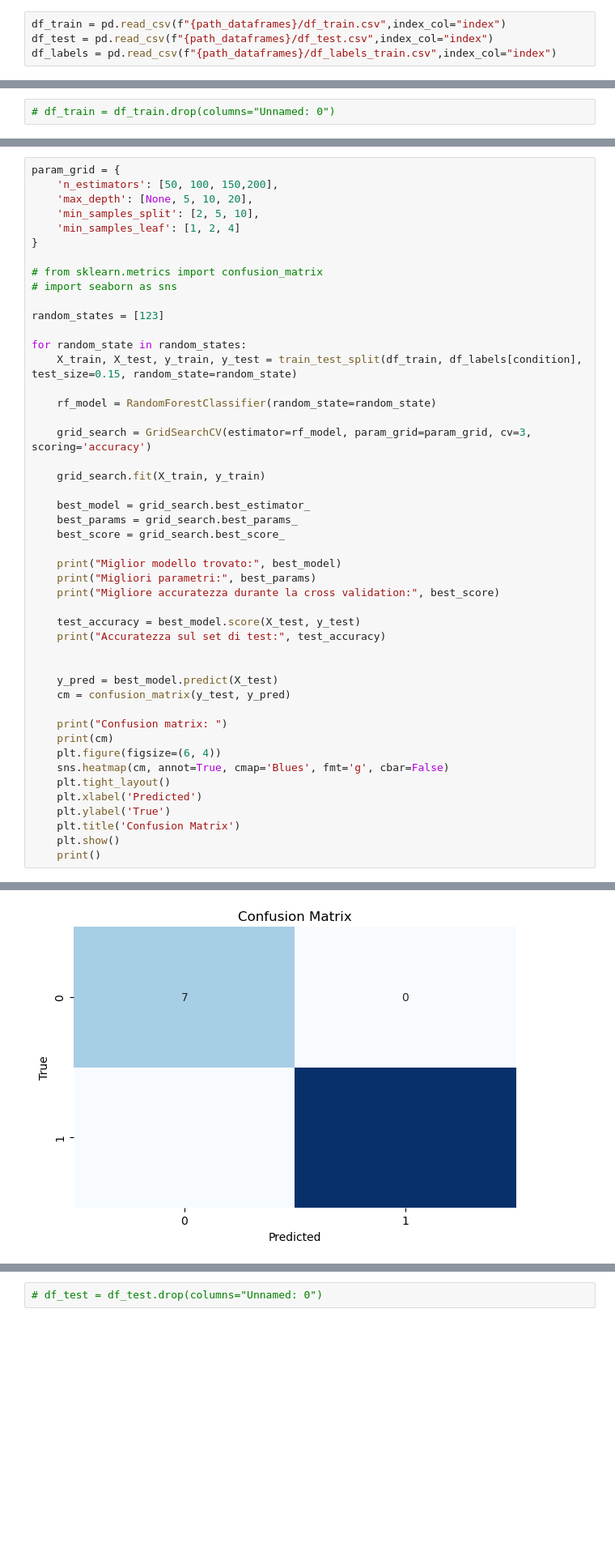
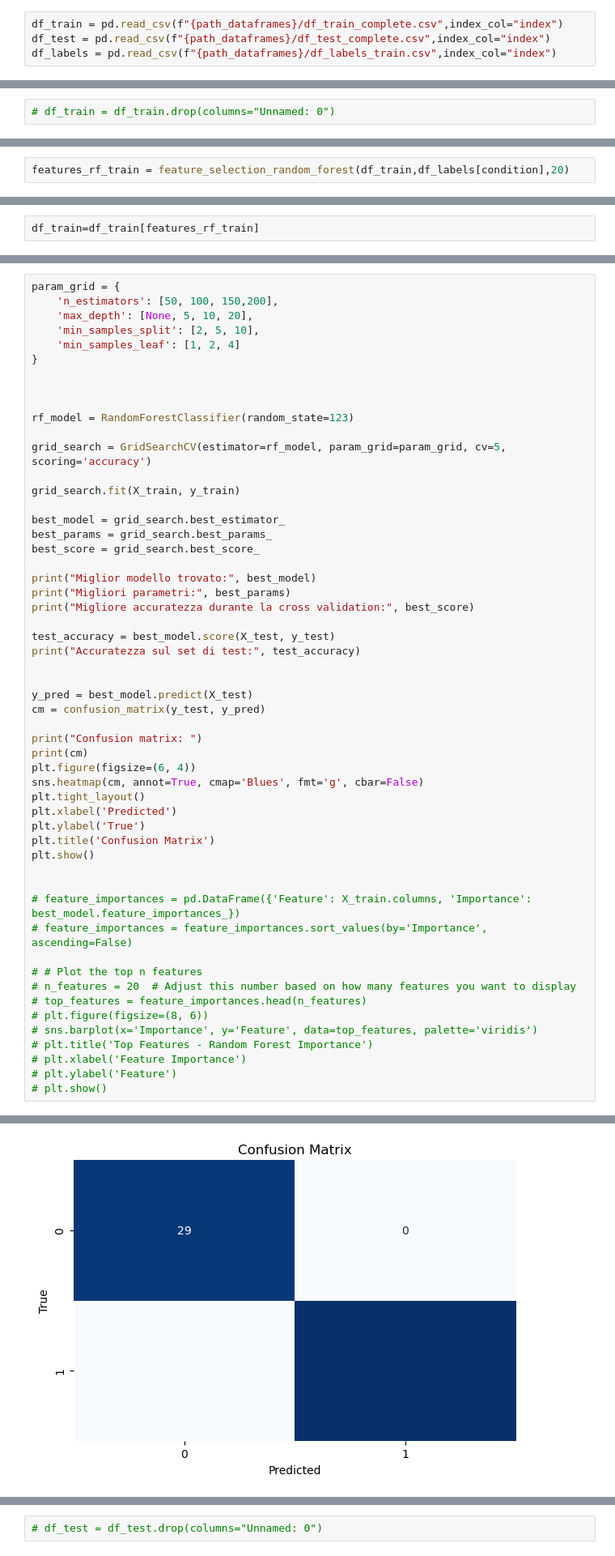
Before and after one commit to alexxdediu/Data-Challenge-PHM-Asia-Pacific-2023, a Jupyter notebook: models/model_rf_task_1.ipynb, the cells around one changed output, grey strips where cells are left out. Shown: that part at 81% size. Saved outputs shown, nothing was run; the diff lists cells and outputs as text; blank space fills up the shorter version.

```diff
--- a/models/model_rf_task_1.ipynb
+++ b/models/model_rf_task_1.ipynb
@@ -38,8 +38,8 @@ from sklearn.model_selection import cross_val_score
 path_dataframes="/Users/alexdediu/git-projects/Data-Challenge-PHM-Asia-Pacific-2023/dataframes"
 condition = "binary_condition"
 # %%
-df_train = pd.read_csv(f"{path_dataframes}/df_train.csv",index_col="index")
-df_test = pd.read_csv(f"{path_dataframes}/df_test.csv",index_col="index")
+df_train = pd.read_csv(f"{path_dataframes}/df_train_complete.csv",index_col="index")
+df_test = pd.read_csv(f"{path_dataframes}/df_test_complete.csv",index_col="index")
 df_labels = pd.read_csv(f"{path_dataframes}/df_labels_train.csv",index_col="index")
 # %%
 df_train.head()
@@ -121,0 +174,2 @@ Name: binary_condition, Length: 177, dtype: int64
+# %%
+features_rf_train = feature_selection_random_forest(df_train,df_labels[condition],20)
@@ -122 +178,3 @@ Name: binary_condition, Length: 177, dtype: int64
+# %%
+df_train=df_train[features_rf_train]
 # %%
@@ -139,45 +197,52 @@ param_grid = {
     'min_samples_leaf': [1, 2, 4]
 }
 
-# from sklearn.metrics import confusion_matrix
-# import seaborn as sns
-
-random_states = [123]
-
-for random_state in random_states:
-    X_train, X_test, y_train, y_test = train_test_split(df_train, df_labels[condition], test_size=0.15, random_state=random_state)
-
-    rf_model = RandomForestClassifier(random_state=random_state)
-
-    grid_search = GridSearchCV(estimator=rf_model, param_grid=param_grid, cv=3, scoring='accuracy')
-
-    grid_search.fit(X_train, y_train)
-
-    best_model = grid_search.best_estimator_
-    best_params = grid_search.best_params_
-    best_score = grid_search.best_score_
-
-    print("Miglior modello trovato:", best_model)
-    print("Migliori parametri:", best_params)
-    print("Migliore accuratezza durante la cross validation:", best_score)
-
-    test_accuracy = best_model.score(X_test, y_test)
-    print("Accuratezza sul set di test:", test_accuracy)
 
 
-    y_pred = best_model.predict(X_test)
-    cm = confusion_matrix(y_test, y_pred)
+rf_model = RandomForestClassifier(random_state=123)
 
-    print("Confusion matrix: ")
-    print(cm)
-    plt.figure(figsize=(6, 4))
-    sns.heatmap(cm, annot=True, cmap='Blues', fmt='g', cbar=False)
-    plt.tight_layout()
-    plt.xlabel('Predicted')
-    plt.ylabel('True')
-    plt.title('Confusion Matrix')
-    plt.show()
-    print()
+grid_search = GridSearchCV(estimator=rf_model, param_grid=param_grid, cv=5, scoring='accuracy')
+
+grid_search.fit(X_train, y_train)
+
+best_model = grid_search.best_estimator_
+best_params = grid_search.best_params_
+best_score = grid_search.best_score_
+
+print("Miglior modello trovato:", best_model)
+print("Migliori parametri:", best_params)
+print("Migliore accuratezza durante la cross validation:", best_score)
+
+test_accuracy = best_model.score(X_test, y_test)
+print("Accuratezza sul set di test:", test_accuracy)
+
+
+y_pred = best_model.predict(X_test)
+cm = confusion_matrix(y_test, y_pred)
+
+print("Confusion matrix: ")
+print(cm)
+plt.figure(figsize=(6, 4))
+sns.heatmap(cm, annot=True, cmap='Blues', fmt='g', cbar=False)
+plt.tight_layout()
+plt.xlabel('Predicted')
+plt.ylabel('True')
+plt.title('Confusion Matrix')
+plt.show()
+
+
+# feature_importances = pd.DataFrame({'Feature': X_train.columns, 'Importance': best_model.feature_importances_})
+# feature_importances = feature_importances.sort_values(by='Importance', ascending=False)
+
+# # Plot the top n features
+# n_features = 20  # Adjust this number based on how many features you want to display
+# top_features = feature_importances.head(n_features)
+# plt.figure(figsize=(8, 6))
+# sns.barplot(x='Importance', y='Feature', data=top_features, palette='viridis')
+# plt.title('Top Features - Random Forest Importance')
+# plt.xlabel('Feature Importance')
+# plt.ylabel('Feature')
+# plt.show()
 # %% [output]
 Miglior modello trovato: RandomForestClassifier(random_state=123)
 Migliori parametri: {'max_depth': None, 'min_samples_leaf': 1, 'min_samples_split': 2, 'n_estimators': 100}
@@ -189 +254 @@ Confusion matrix:
-[figure, old version]
+[figure, new version]
```
Also changed, not shown: parts of 22 cells of this notebook, 13 other files.
